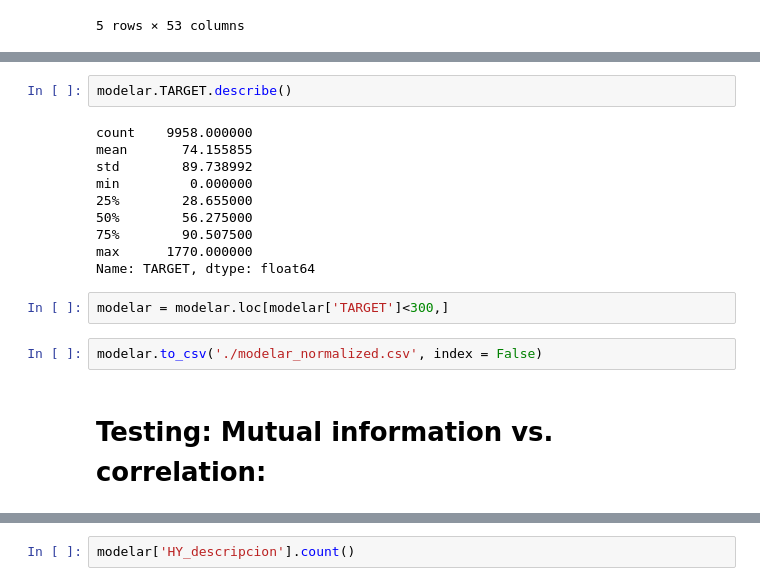
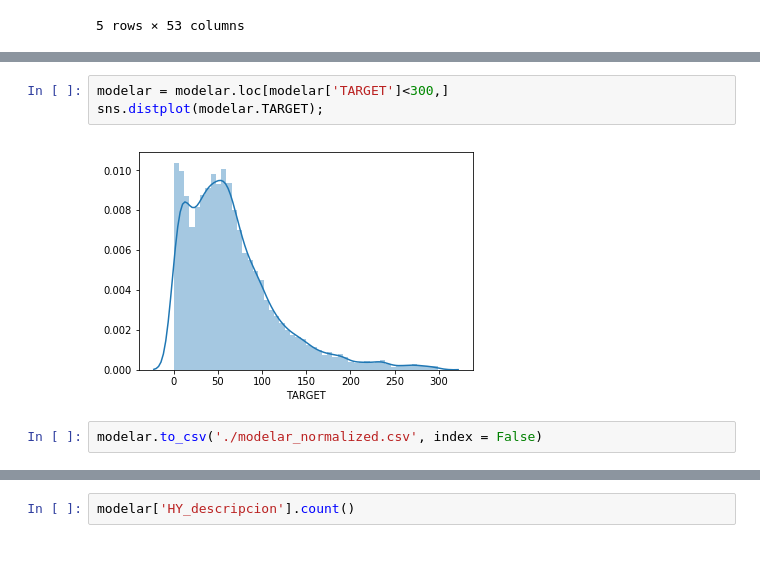
Before and after one commit to RohitUttam/UniversityHack2019, a Jupyter notebook: Expl_ini_rf.ipynb, the cells around one changed output, grey strips where cells are left out. Saved outputs shown, nothing was run; the diff lists cells and outputs as text; blank space fills up the shorter version.

```diff
--- a/Expl_ini_rf.ipynb
+++ b/Expl_ini_rf.ipynb
@@ -92,19 +124,8 @@ sns.distplot(modelar.TARGET);
 [figure]
-# %%
-modelar.TARGET.describe()
-# %% [output]
-count    9958.000000
-mean       74.155855
-std        89.738992
-min         0.000000
-25%        28.655000
-50%        56.275000
-75%        90.507500
-max      1770.000000
-Name: TARGET, dtype: float64
 # %%
 modelar = modelar.loc[modelar['TARGET']<300,]
+sns.distplot(modelar.TARGET);
+# %% [output]
+[figure, added]
 # %%
 modelar.to_csv('./modelar_normalized.csv', index = False)
-# %% [markdown]
-# Testing: Mutual information vs. correlation:
```
Also changed, not shown: parts of 35 cells of this notebook.
